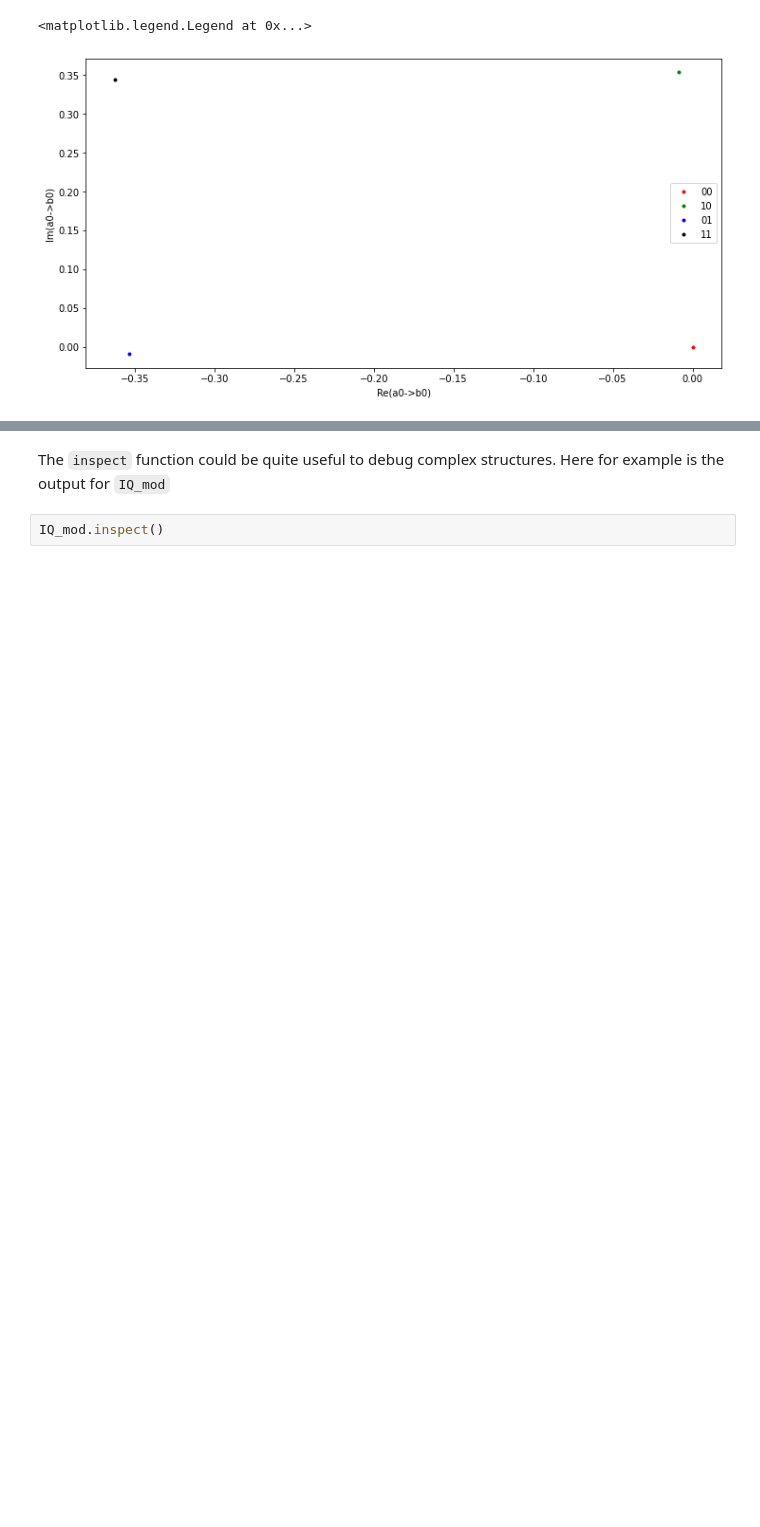
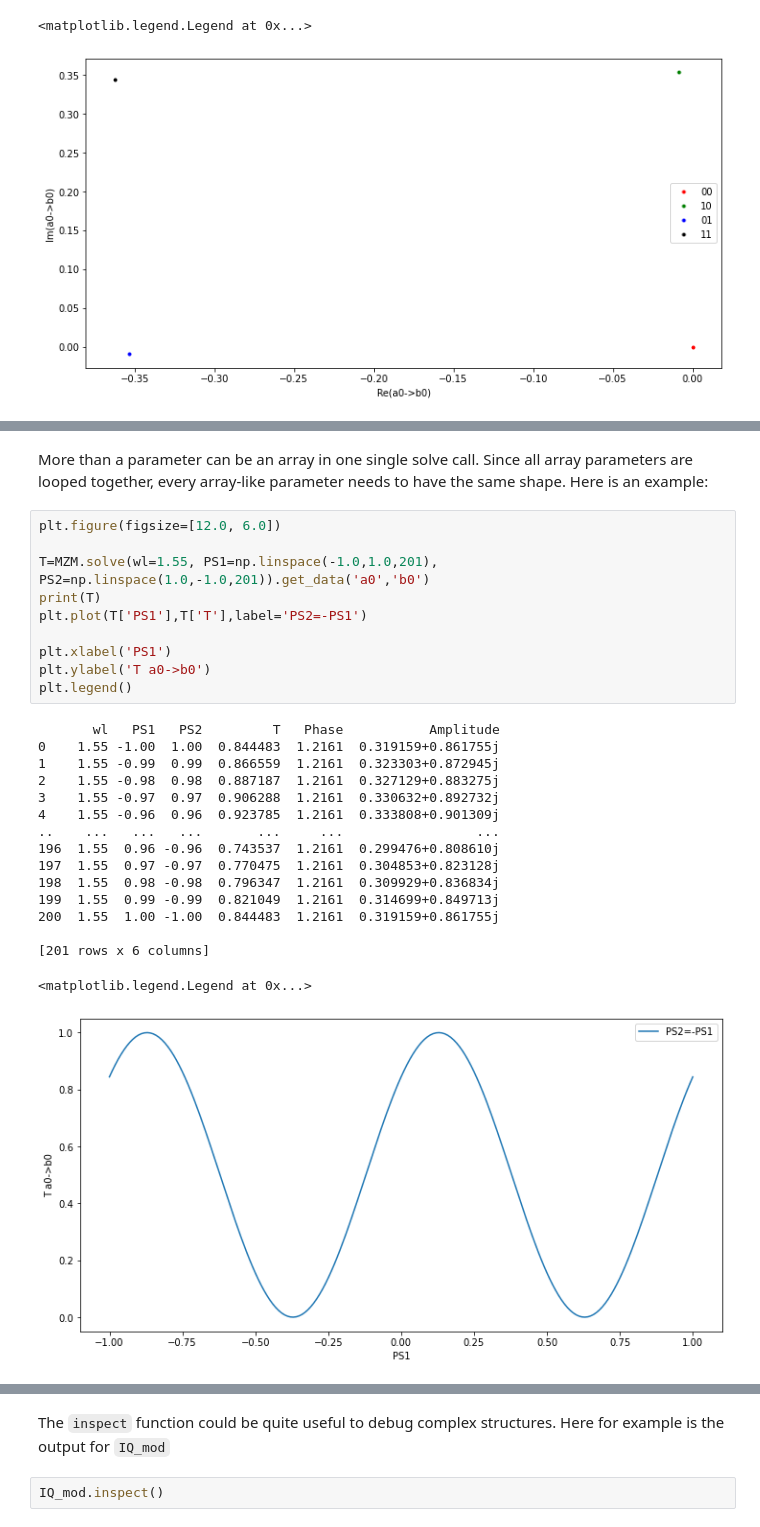
Before and after one commit to mpasson/lekkersim, a Jupyter notebook: jupiter/GenSol_intro.ipynb, the cells around one changed output, grey strips where cells are left out. Saved outputs shown, nothing was run; the diff lists cells and outputs as text; blank space fills up the shorter version.

```diff
--- a/jupiter/GenSol_intro.ipynb
+++ b/jupiter/GenSol_intro.ipynb
@@ -385,0 +422,29 @@ plt.legend()
+# %% [markdown]
+More than a parameter can be an array in one single solve call. Since all array parameters are looped together, every array-like parameter needs to have the same shape. Here is an example:
+# %%
+plt.figure(figsize=[12.0, 6.0])
+
+T=MZM.solve(wl=1.55, PS1=np.linspace(-1.0,1.0,201), PS2=np.linspace(1.0,-1.0,201)).get_data('a0','b0')
+print(T)
+plt.plot(T['PS1'],T['T'],label='PS2=-PS1')
+
+plt.xlabel('PS1')
+plt.ylabel('T a0->b0')
+plt.legend()
+# %% [output]
+       wl   PS1   PS2         T   Phase           Amplitude
+0    1.55 -1.00  1.00  0.844483  1.2161  0.319159+0.861755j
+1    1.55 -0.99  0.99  0.866559  1.2161  0.323303+0.872945j
+2    1.55 -0.98  0.98  0.887187  1.2161  0.327129+0.883275j
+3    1.55 -0.97  0.97  0.906288  1.2161  0.330632+0.892732j
+4    1.55 -0.96  0.96  0.923785  1.2161  0.333808+0.901309j
+..    ...   ...   ...       ...     ...                 ...
+196  1.55  0.96 -0.96  0.743537  1.2161  0.299476+0.808610j
+197  1.55  0.97 -0.97  0.770475  1.2161  0.304853+0.823128j
+198  1.55  0.98 -0.98  0.796347  1.2161  0.309929+0.836834j
+199  1.55  0.99 -0.99  0.821049  1.2161  0.314699+0.849713j
+200  1.55  1.00 -1.00  0.844483  1.2161  0.319159+0.861755j
+
+[201 rows x 6 columns]
+<matplotlib.legend.Legend at 0x...>
+[figure, added]
```
Also changed, not shown: parts of 8 cells of this notebook, 5 other files.
